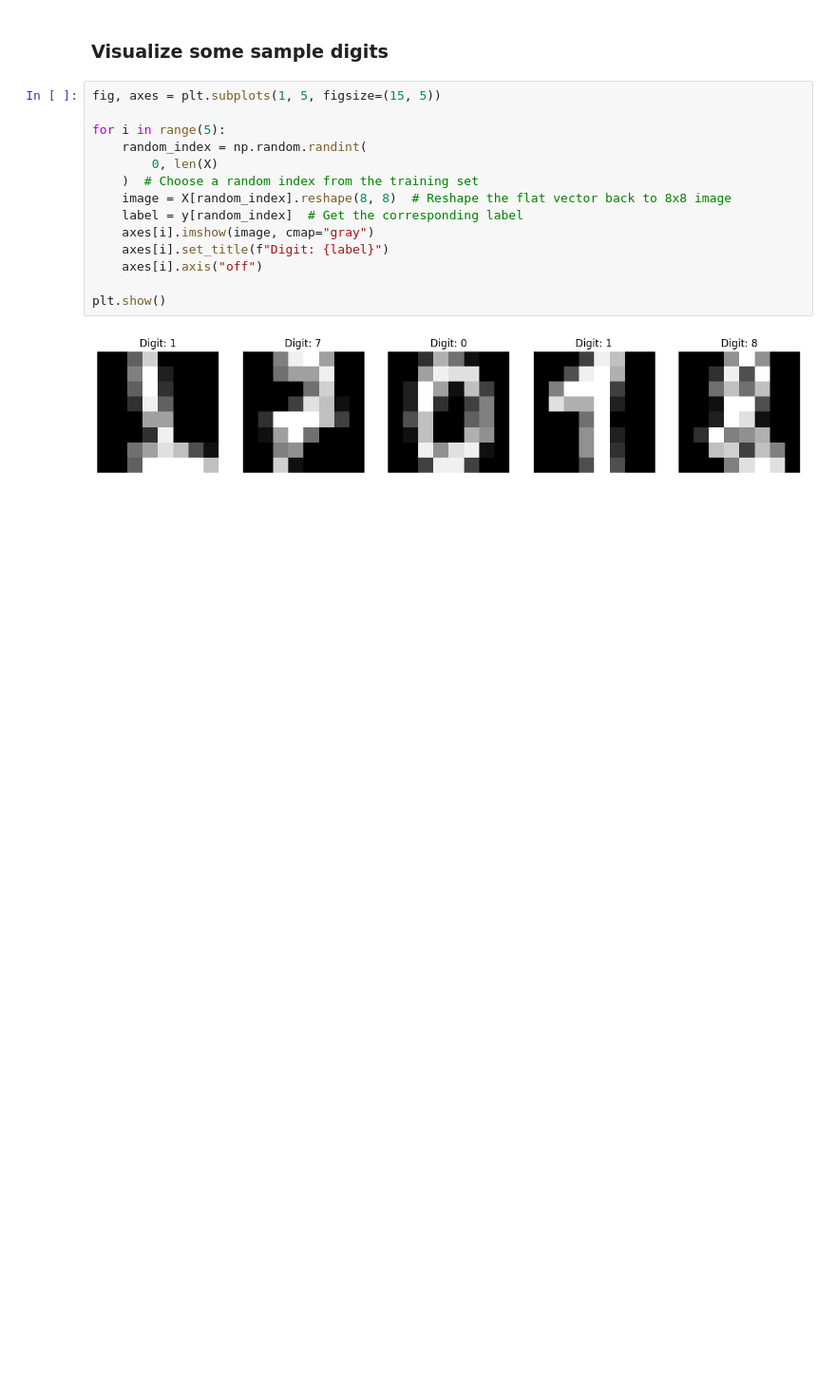
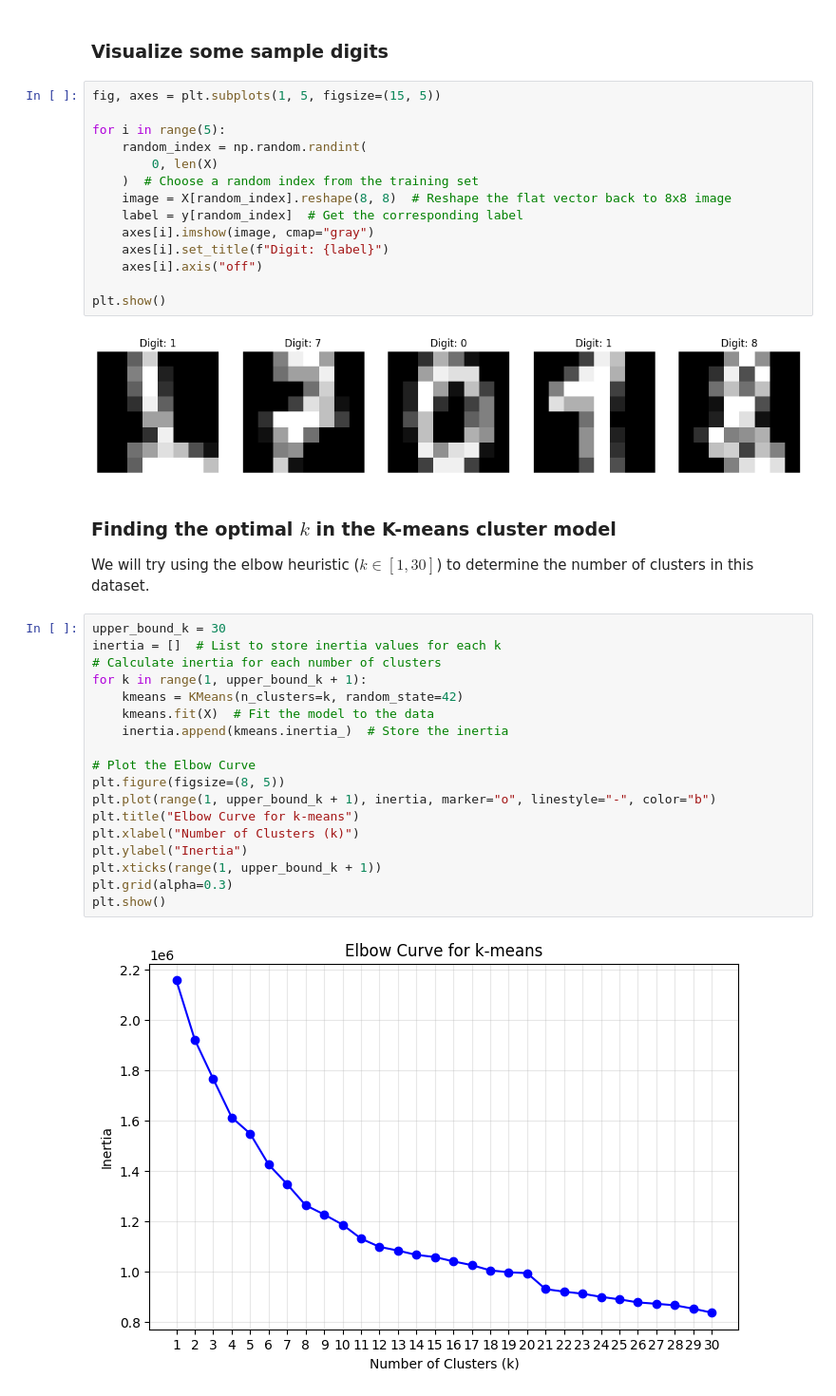
Before and after one commit to Raminyazdani/data-modeling-notebook-workflow, a Jupyter notebook: unsupervised_learning_analysis.ipynb, the cells around one changed output. Shown: that part at 95% size. Saved outputs shown, nothing was run; the diff lists cells and outputs as text; blank space fills up the shorter version.

```diff
--- a/unsupervised_learning_analysis.ipynb
+++ b/unsupervised_learning_analysis.ipynb
@@ -80,3 +80,27 @@ for i in range(5):
 plt.show()
 # %% [output]
 [figure]
+# %% [markdown]
+### Finding the optimal $k$ in the K-means cluster model
+
+We will try using the elbow heuristic ($k \in [1,30]$) to determine the number of clusters in this dataset.
+# %%
+upper_bound_k = 30
+inertia = []  # List to store inertia values for each k
+# Calculate inertia for each number of clusters
+for k in range(1, upper_bound_k + 1):
+    kmeans = KMeans(n_clusters=k, random_state=42)
+    kmeans.fit(X)  # Fit the model to the data
+    inertia.append(kmeans.inertia_)  # Store the inertia
+
+# Plot the Elbow Curve
+plt.figure(figsize=(8, 5))
+plt.plot(range(1, upper_bound_k + 1), inertia, marker="o", linestyle="-", color="b")
+plt.title("Elbow Curve for k-means")
+plt.xlabel("Number of Clusters (k)")
+plt.ylabel("Inertia")
+plt.xticks(range(1, upper_bound_k + 1))
+plt.grid(alpha=0.3)
+plt.show()
+# %% [output]
+[figure, added]
```
Also changed, not shown: parts of 1 cell of this notebook, 1 other file.
